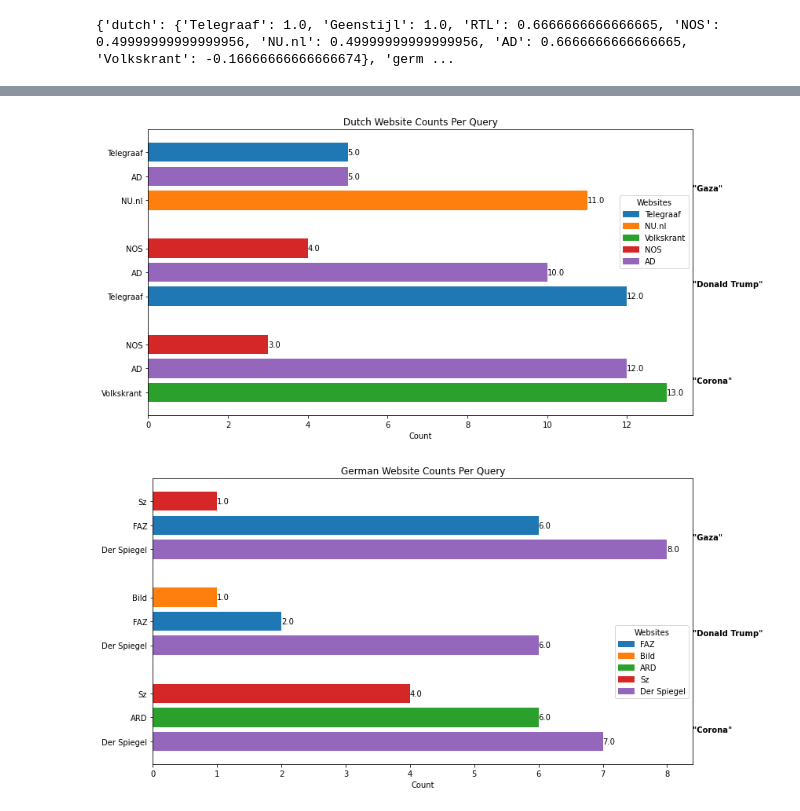
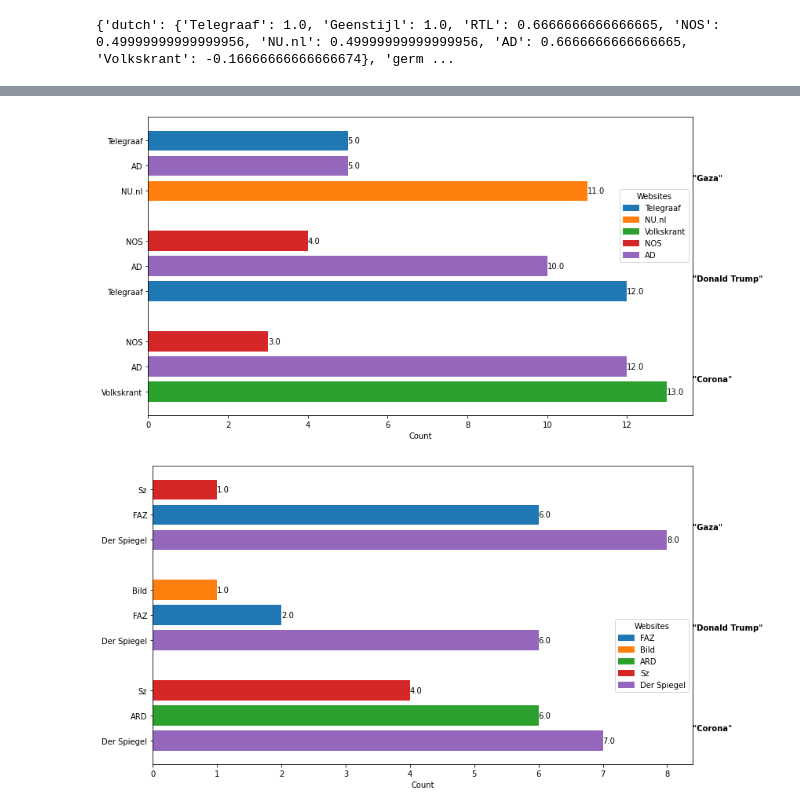
Before and after one commit to teauteau/ir_personalisation, a Jupyter notebook: data_analyzation.ipynb, the cells around one changed output, grey strips where cells are left out. Drawn from its saved outputs; the diff is of its cells as text; code cells hidden in the pictures.

Commit message:
More plots

```diff
--- a/data_analyzation.ipynb
+++ b/data_analyzation.ipynb
@@ -377,7 +568,7 @@ def create_grouped_bar_plot(dataframes, group_names, lang, legend_loc):
 
     # Customize the plot
     plt.xlabel('Count')
-    plt.title(f'{lang} Website Counts Per Query')
+    # plt.title(f'{lang} Website Counts Per Query')
 
     # Set y-ticks to website names
     plt.yticks(y_positions, y_labels)
@@ -389,32 +580,32 @@ def create_grouped_bar_plot(dataframes, group_names, lang, legend_loc):
     # Add group labels
     current_y = 0
     for group in group_names:
         plt.text(plt.gca().get_xlim()[1], current_y + 0.5, group,
                  ha='left', va='center', fontweight='bold')
         current_y += len([df for df in dataframes if len(df) > 0]) + 1
 
     # Create legend patches
     legend_patches = [mpatches.Patch(color=color_map[website], label=website) for website in all_websites]
 
     # Add legend
     plt.legend(handles=legend_patches,
                title='Websites',
                loc=legend_loc,
                bbox_to_anchor=(1, 0.5))
 
     plt.tight_layout()
     return plt
 
 # Example usage
 # top3_c = pd.DataFrame({'Website': ['Volkskrant', 'Telegraaf', 'AD'], 'Count': [30, 25, 20]})
 # top3_d = pd.DataFrame({'Website': ['Volkskrant', 'AD', 'Telegraaf'], 'Count': [12, 10, 8]})
 # top3_g = pd.DataFrame({'Website': ['Volkskrant', 'AD', 'Nu.nl'], 'Count': [15, 7, 3]})
 
 # Create and show the plot
 plot = create_grouped_bar_plot([top3_c, top3_d, top3_g], ['"Corona"', '"Donald Trump"', '"Gaza"'], "Dutch", 'lower right')
 plot.show()
 plot = create_grouped_bar_plot([top3_c_g, top3_d_g, top3_g_g], ['"Corona"', '"Donald Trump"', '"Gaza"'], "German", 'upper right')
 plot.show()
 # %% [output]
-[figure, old version]
+[figure, new version]
-[figure, old version]
+[figure, new version]
```
Also changed, not shown: parts of 10 cells of this notebook, 9 other files.
